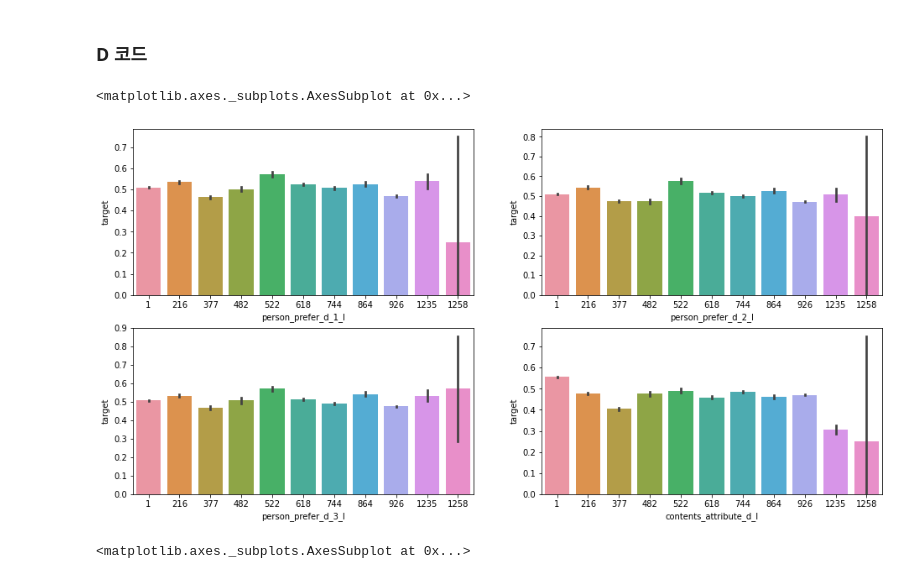
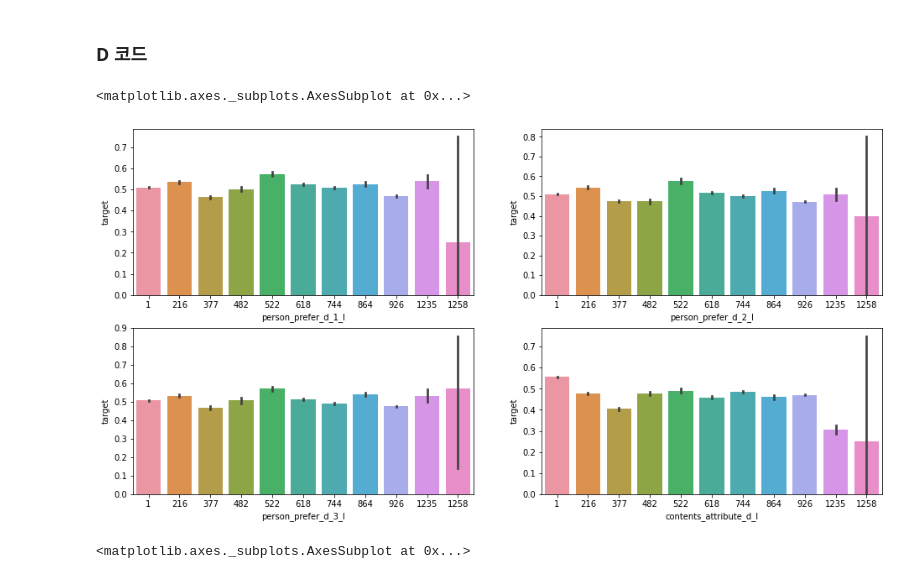
Before and after one commit to Proj-Caliber/Job-Care, a Jupyter notebook: Feature Engineering.ipynb, the cells around one changed output. Saved outputs shown, nothing was run; the diff lists cells and outputs as text; code cells hidden in the pictures.

```diff
--- a/Feature Engineering.ipynb
+++ b/Feature Engineering.ipynb
@@ -75,7 +108,7 @@ def add_code(df, d_code, h_code, l_code):
     df['contents_attribute_l_m'] = df['contents_attribute_l'].apply(lambda x: l_code[x]['속성 L 중분류코드'])
     df['contents_attribute_l_l'] = df['contents_attribute_l'].apply(lambda x: l_code[x]['속성 L 대분류코드'])
 
-    drop_column = ['person_prefer_d_1','person_prefer_d_2','person_prefer_d_3','contents_attribute_d','person_prefer_h_1','person_prefer_h_2','person_prefer_h_3','contents_attribute_h','contents_attribute_l']
+    drop_column = ['person_prefer_d_1','person_prefer_d_2','person_prefer_d_3','person_prefer_h_1','person_prefer_h_2','person_prefer_h_3','contents_attribute_l']
 
     for i in drop_column:
         df = df.drop(i, axis = 1)
@@ -130,13 +163,13 @@ L 세분류코드 개수 : 828
 # %%
 fig, ax = plt.subplots(ncols = 2, nrows = 2, figsize = (16,8))
 
-sns.barplot(data = train, x = 'person_prefer_d_1_l', y = 'target', ax = ax[0,0])
-sns.barplot(data = train, x = 'person_prefer_d_2_l', y = 'target',ax = ax[0,1])
-sns.barplot(data = train, x = 'person_prefer_d_3_l',y = 'target', ax = ax[1,0])
-sns.barplot(data = train, x = 'contents_attribute_d_l', y = 'target',ax = ax[1,1])
+sns.barplot(data = train_data, x = 'person_prefer_d_1_l', y = 'target', ax = ax[0,0])
+sns.barplot(data = train_data, x = 'person_prefer_d_2_l', y = 'target',ax = ax[0,1])
+sns.barplot(data = train_data, x = 'person_prefer_d_3_l',y = 'target', ax = ax[1,0])
+sns.barplot(data = train_data, x = 'contents_attribute_d_l', y = 'target',ax = ax[1,1])
 # %% [output]
 <matplotlib.axes._subplots.AxesSubplot at 0x...>
-[figure, old version]
+[figure, new version]
 # %%
 ## person_prefer_d 대분류와 중분류 비교해보기
 plt.figure(figsize = (22,8))
```
Also changed, not shown: parts of 50 cells of this notebook.
